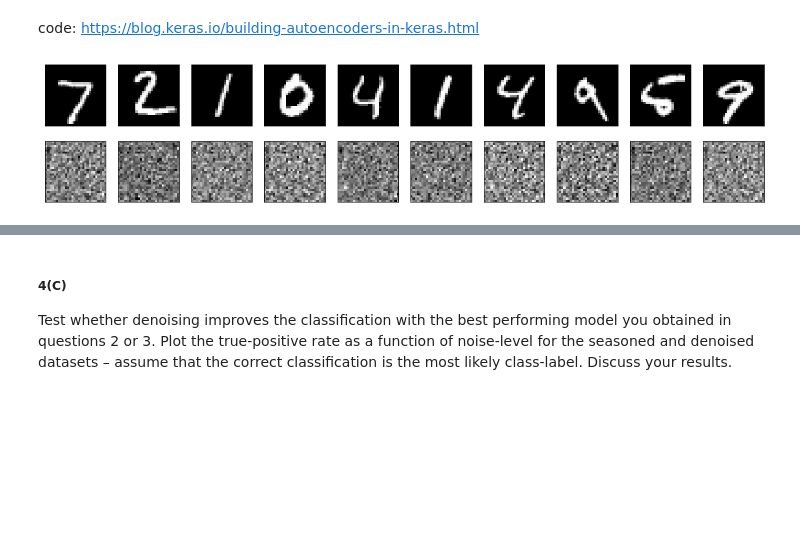
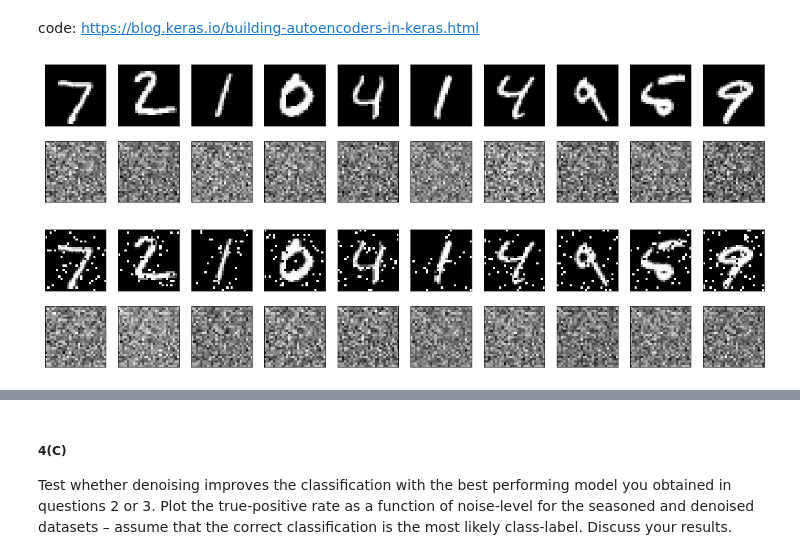
Before and after one commit to LeniaMalki/DataScienceAndAI, a Jupyter notebook: 6.Neural networks/Assignment 6 Answers.ipynb, the cells around one changed output, grey strips where cells are left out. Cells and saved outputs as stored; diff of their text form; code cells hidden in the pictures; blank space fills up the shorter version.

```diff
--- a/6.Neural networks/Assignment 6 Answers.ipynb
+++ b/6.Neural networks/Assignment 6 Answers.ipynb
@@ -471,7 +478,12 @@ def visualize(flattened_x_test):
 # %%
 #No noise
-visualize(flattened_x_test)
+visualize(salt_and_pepper(flattened_x_test, noise_level=0))
 # %% [output]
-[figure, old version]
+[figure, new version]
+# %%
+#Noise = 0.1
+visualize(salt_and_pepper(flattened_x_test, noise_level=0.1))
+# %% [output]
+[figure, added]
 # %%
 #Noise = 0.4
```
Also changed, not shown: parts of 8 cells of this notebook.
